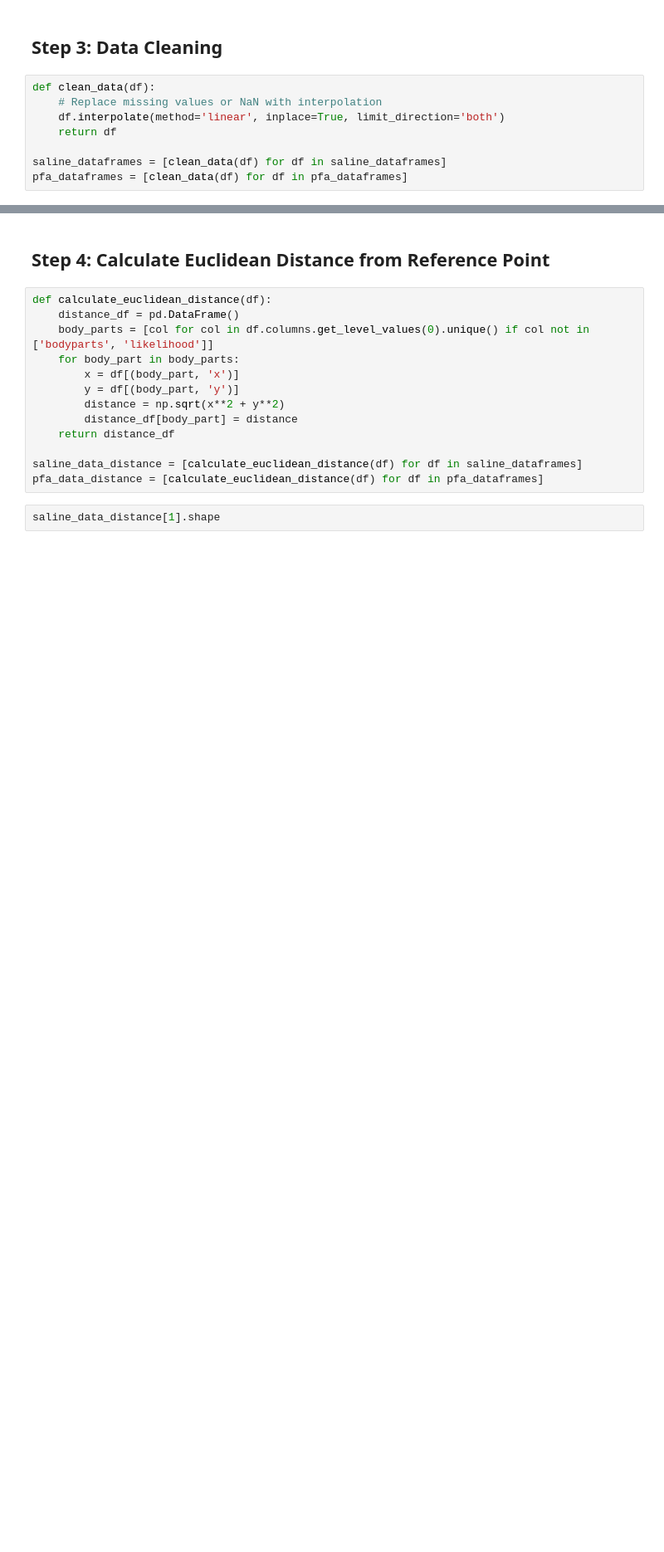
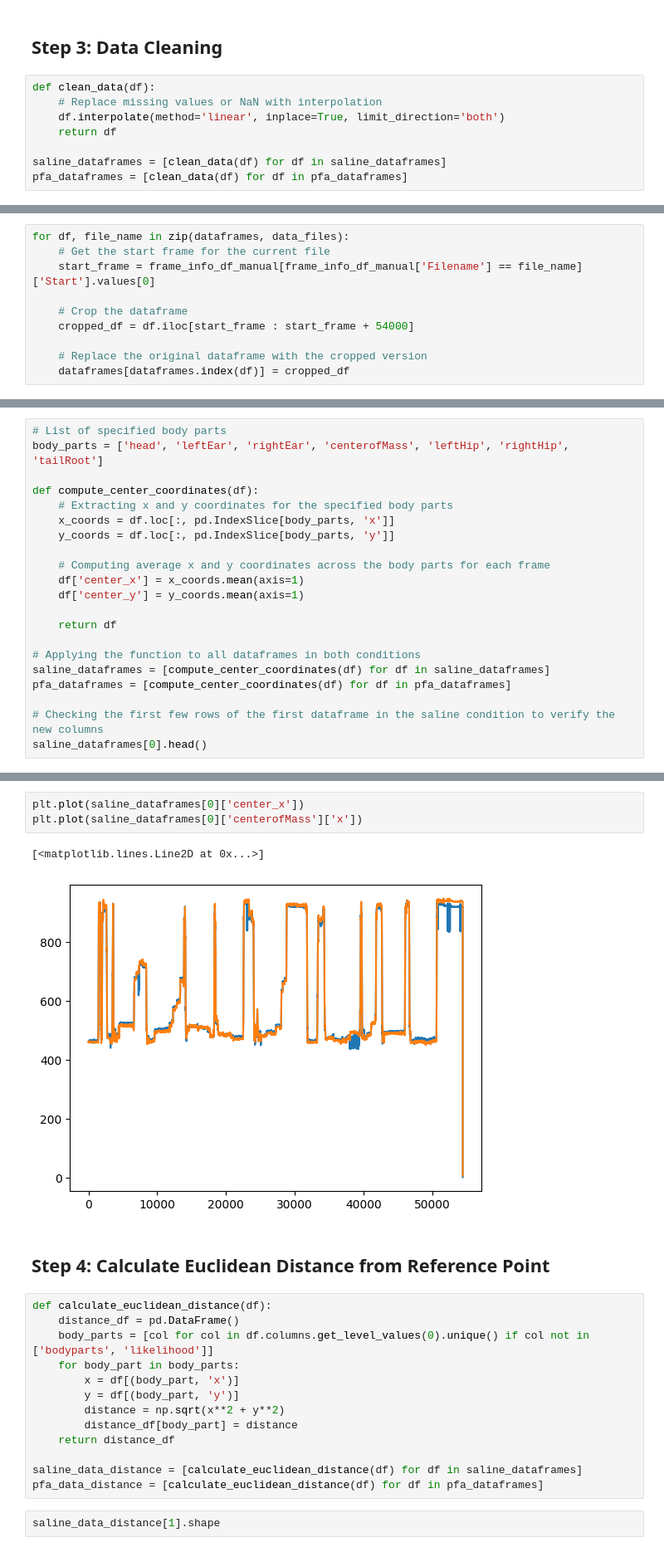
Before and after one commit to MagM00/nevian_lab, a Jupyter notebook: video_processing/DLC analysis.ipynb, the cells around one changed output, grey strips where cells are left out. Shown at 83% size. Drawn from its saved outputs; the diff is of its cells as text; blank space fills up the shorter version.

```diff
--- a/video_processing/DLC analysis.ipynb
+++ b/video_processing/DLC analysis.ipynb
@@ -34,0 +90,10 @@ pfa_dataframes = [clean_data(df) for df in pfa_dataframes]
+# %%
+for df, file_name in zip(dataframes, data_files):
+    # Get the start frame for the current file
+    start_frame = frame_info_df_manual[frame_info_df_manual['Filename'] == file_name]['Start'].values[0]
+
+    # Crop the dataframe
+    cropped_df = df.iloc[start_frame : start_frame + 54000]
+
+    # Replace the original dataframe with the cropped version
+    dataframes[dataframes.index(df)] = cropped_df
@@ -34,0 +102,21 @@ pfa_dataframes = [clean_data(df) for df in pfa_dataframes]
+# %%
+# List of specified body parts
+body_parts = ['head', 'leftEar', 'rightEar', 'centerofMass', 'leftHip', 'rightHip', 'tailRoot']
+
+def compute_center_coordinates(df):
+    # Extracting x and y coordinates for the specified body parts
+    x_coords = df.loc[:, pd.IndexSlice[body_parts, 'x']]
+    y_coords = df.loc[:, pd.IndexSlice[body_parts, 'y']]
+
+    # Computing average x and y coordinates across the body parts for each frame
+    df['center_x'] = x_coords.mean(axis=1)
+    df['center_y'] = y_coords.mean(axis=1)
+
+    return df
+
+# Applying the function to all dataframes in both conditions
+saline_dataframes = [compute_center_coordinates(df) for df in saline_dataframes]
+pfa_dataframes = [compute_center_coordinates(df) for df in pfa_dataframes]
+
+# Checking the first few rows of the first dataframe in the saline condition to verify the new columns
+saline_dataframes[0].head()
@@ -35,3 +132,9 @@ pfa_dataframes = [clean_data(df) for df in pfa_dataframes]
+# %%
+plt.plot(saline_dataframes[0]['center_x'])
+plt.plot(saline_dataframes[0]['centerofMass']['x'])
+# %% [output]
+[<matplotlib.lines.Line2D at 0x...>]
+[figure, added]
 # %% [markdown]
 ## Step 4: Calculate Euclidean Distance from Reference Point
 # %%
```
Also changed, not shown: parts of 6 cells of this notebook.
